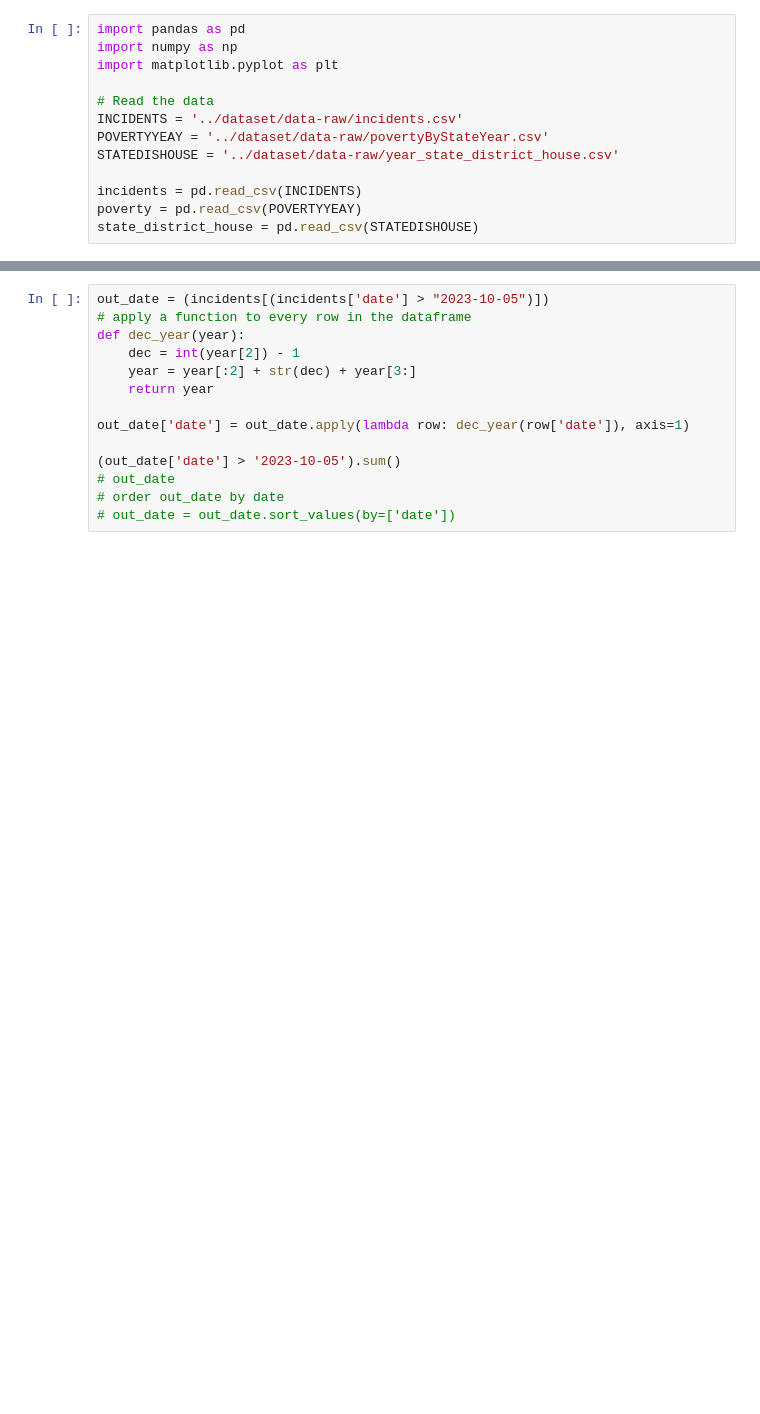
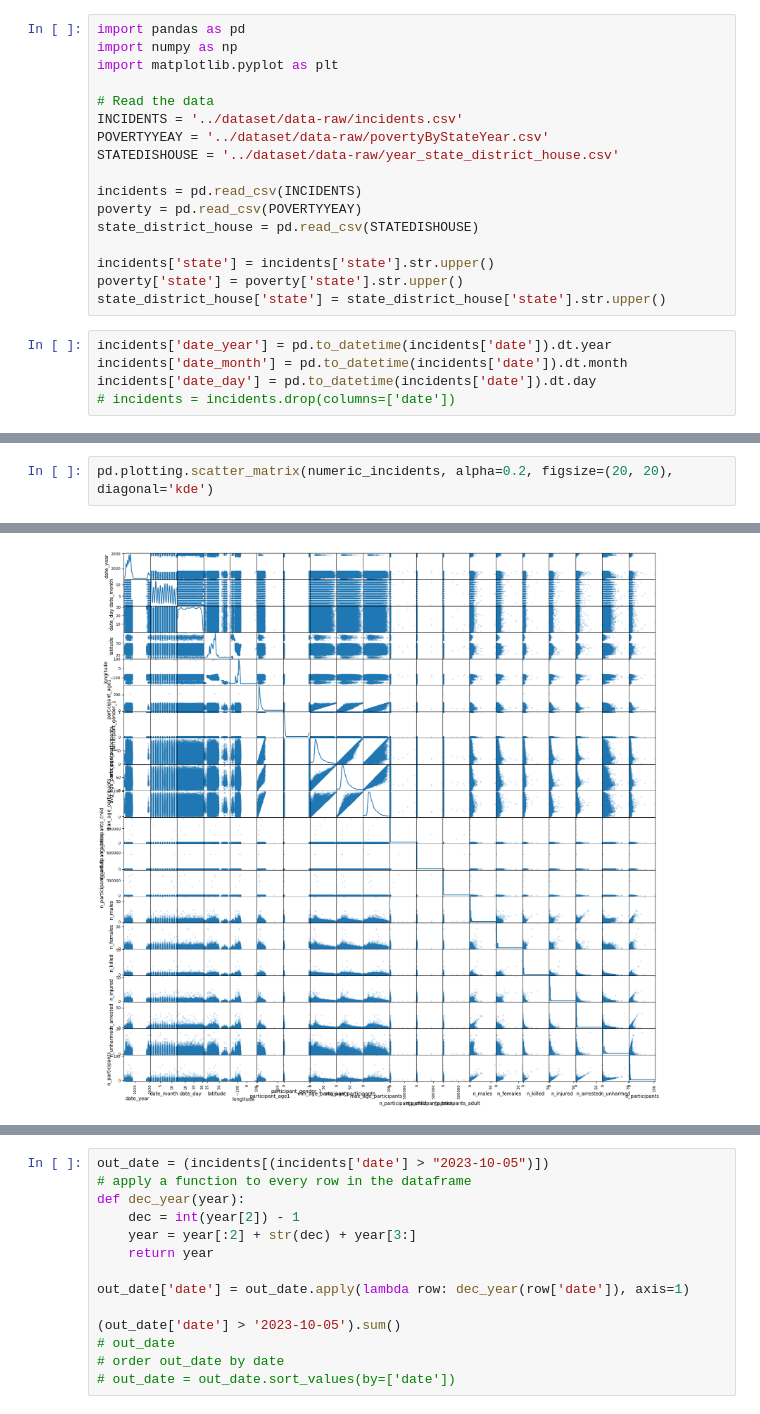
Before and after one commit to gentannipea/DataMining-2023, a Jupyter notebook: notebooks/DataUnderstanding.ipynb, the cells around one changed output, grey strips where cells are left out. Cells and saved outputs as stored; diff of their text form; blank space fills up the shorter version.

```diff
--- a/notebooks/DataUnderstanding.ipynb
+++ b/notebooks/DataUnderstanding.ipynb
@@ -11,3 +11,12 @@ STATEDISHOUSE = '../dataset/data-raw/year_state_district_house.csv'
 incidents = pd.read_csv(INCIDENTS)
 poverty = pd.read_csv(POVERTYYEAY)
 state_district_house = pd.read_csv(STATEDISHOUSE)
+
+incidents['state'] = incidents['state'].str.upper()
+poverty['state'] = poverty['state'].str.upper()
+state_district_house['state'] = state_district_house['state'].str.upper()
+# %%
+incidents['date_year'] = pd.to_datetime(incidents['date']).dt.year
+incidents['date_month'] = pd.to_datetime(incidents['date']).dt.month
+incidents['date_day'] = pd.to_datetime(incidents['date']).dt.day
+# incidents = incidents.drop(columns=['date'])
@@ -13,0 +128,3 @@ state_district_house = pd.read_csv(STATEDISHOUSE)
+# %%
+pd.plotting.scatter_matrix(numeric_incidents, alpha=0.2, figsize=(20, 20), diagonal='kde')
+# %% [output]
@@ -13,0 +148 @@ state_district_house = pd.read_csv(STATEDISHOUSE)
+[figure, added]
```
Also changed, not shown: parts of 6 cells of this notebook, 2 other files.
